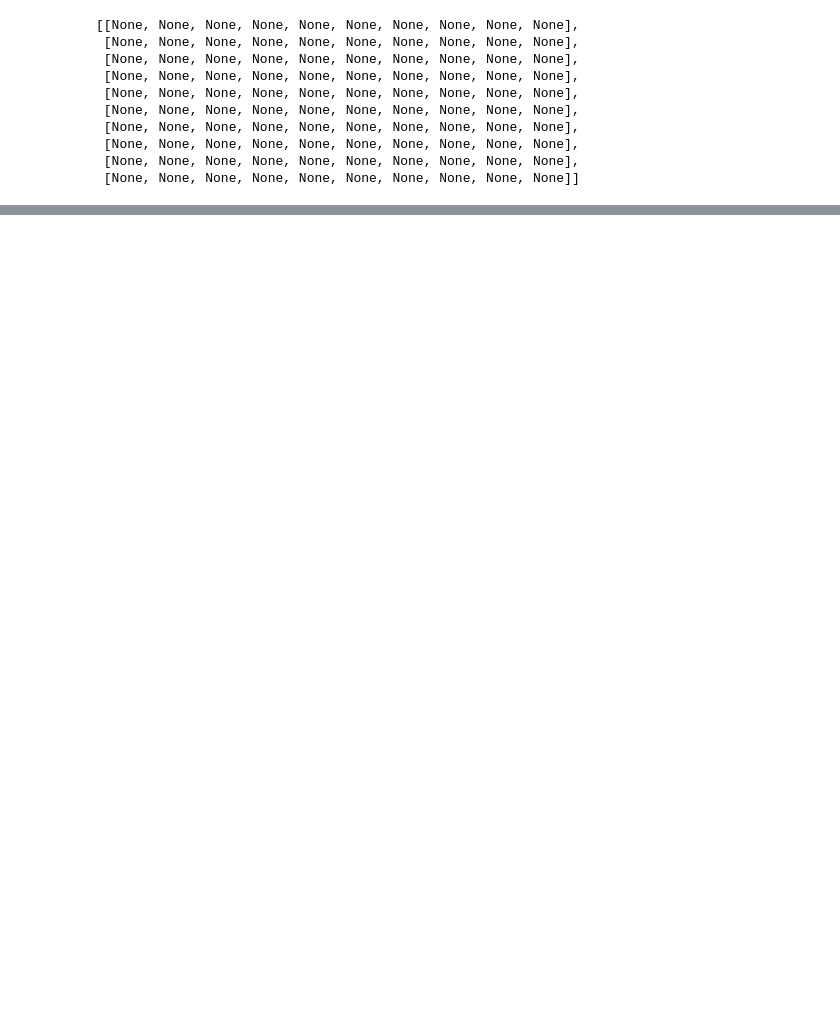
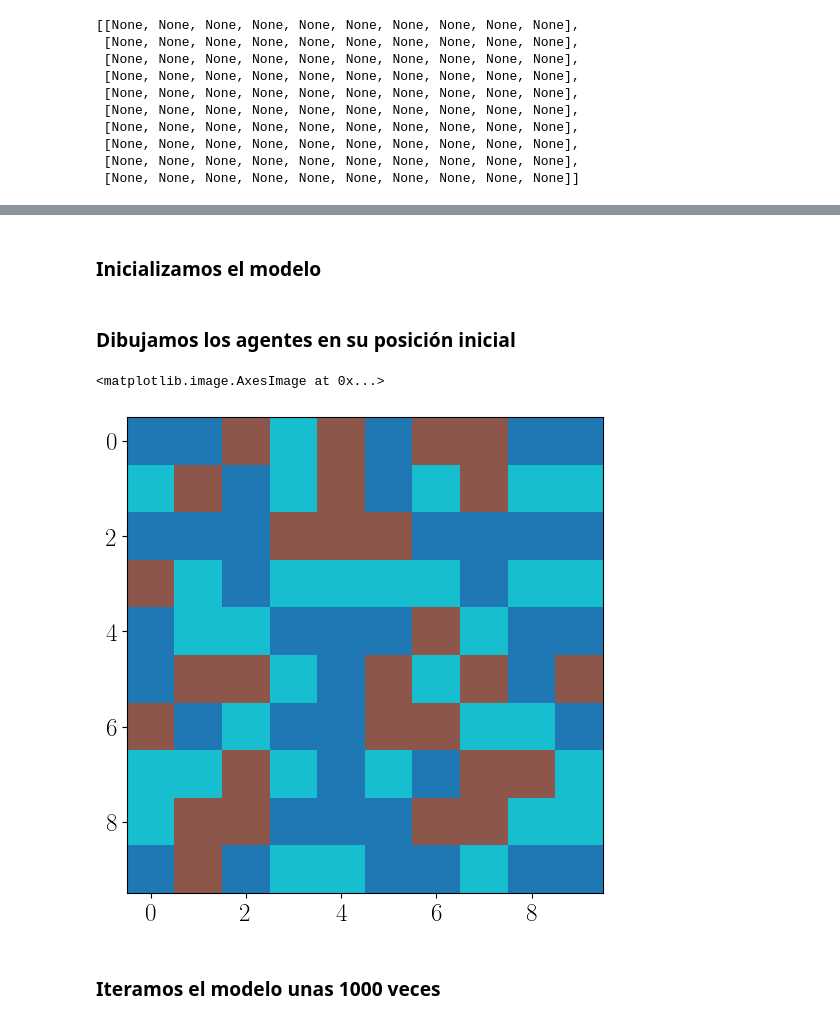
Before and after one commit to saac/ComplexModeling8364, a Jupyter notebook: JupyterNotebooks/ABM_Schelling.ipynb, the cells around one changed output, grey strips where cells are left out. Cells and saved outputs as stored; diff of their text form; code cells hidden in the pictures; blank space fills up the shorter version.

Commit message:
Modelo de Schelling finalizado

```diff
--- a/JupyterNotebooks/ABM_Schelling.ipynb
+++ b/JupyterNotebooks/ABM_Schelling.ipynb
@@ -117,0 +201,25 @@ modelo_prueba.grid.grid
+# %%
+class ModeloSchelling(Model):
+    """
+    Modelo de Schelling,
+    Esta clase implementa el modelo de segregación de Schelling en una malla discreta.
+
+    ancho: ancho de la malla. Int
+    largo: largo de la malla. Int
+    cantidad: número de agentes que colocaremos en la malla. Int
+    """
+    def __init__(self,ancho,largo, cantidad):
+        self.ancho = ancho
+        self.largo = largo
+        # Con torus=True le decimos que active la topología en forma de toroide
+        self.grid = SingleGrid(ancho, largo, torus= True)
+        self.cantidad = cantidad
+        tolerancia = 0.4
+        colores = ["red", "blue"]
+
+        for i in range(cantidad):
+            color = self.random.choice(colores)
+            pos = self.grid.find_empty()
+            agente = AgenteSchelling(color,pos,tolerancia, self )
+            # Después de crear el agente tenemos que colocarlo en la malla
+            self.grid.place_agent(agente, pos)
@@ -117,0 +371,6 @@ modelo_prueba.grid.grid
+# %% [markdown]
+### Inicializamos el modelo
+# %%
+modelo_p1 = ModeloSchelling(10,10,60)
+# %% [markdown]
+### Dibujamos los agentes en su posición inicial
@@ -117,0 +380,21 @@ modelo_prueba.grid.grid
+# %%
+matrix_grid = np.zeros((modelo_p1.grid.width, modelo_p1.grid.height))
+
+for vecino in modelo_p1.grid.coord_iter():
+    cell_content, x, y = vecino
+    # Como usaremos un mapa de color (cmap) asignaremos un color con el valor 0 y otros dos
+    # colores diferentes con los valores  0.5 y 1
+    if cell_content == None:
+        matrix_grid[x][y] = 0
+    else:
+        if cell_content.color == "blue":
+            matrix_grid[x][y] = 0.5
+        if cell_content.color == "red":
+            matrix_grid[x][y] = 1
+
+plt.imshow(matrix_grid, cmap='tab10',interpolation='nearest')
+# %% [output]
+<matplotlib.image.AxesImage at 0x...>
+[figure, added]
+# %% [markdown]
+### Iteramos el modelo unas 1000 veces
```
Also changed, not shown: parts of 50 cells of this notebook.
